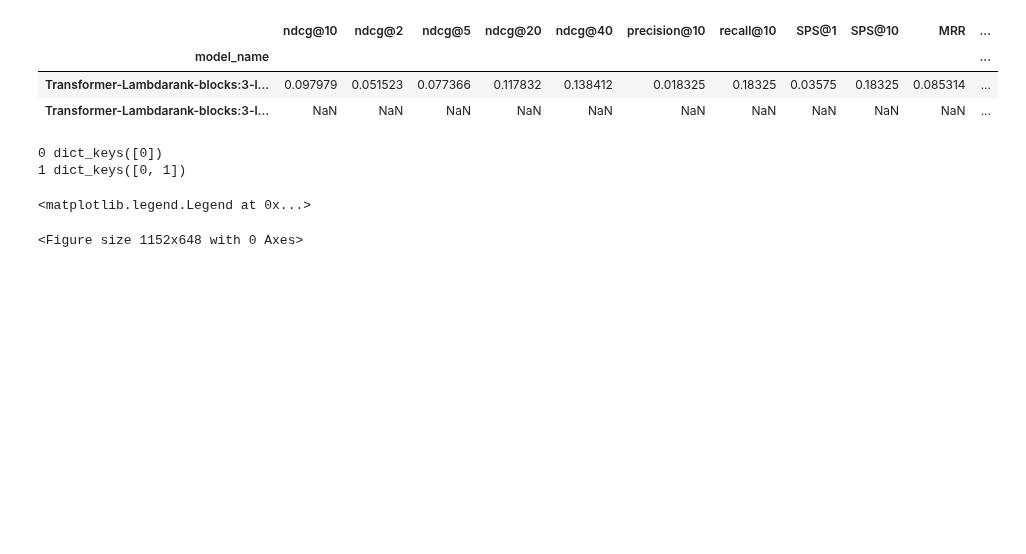
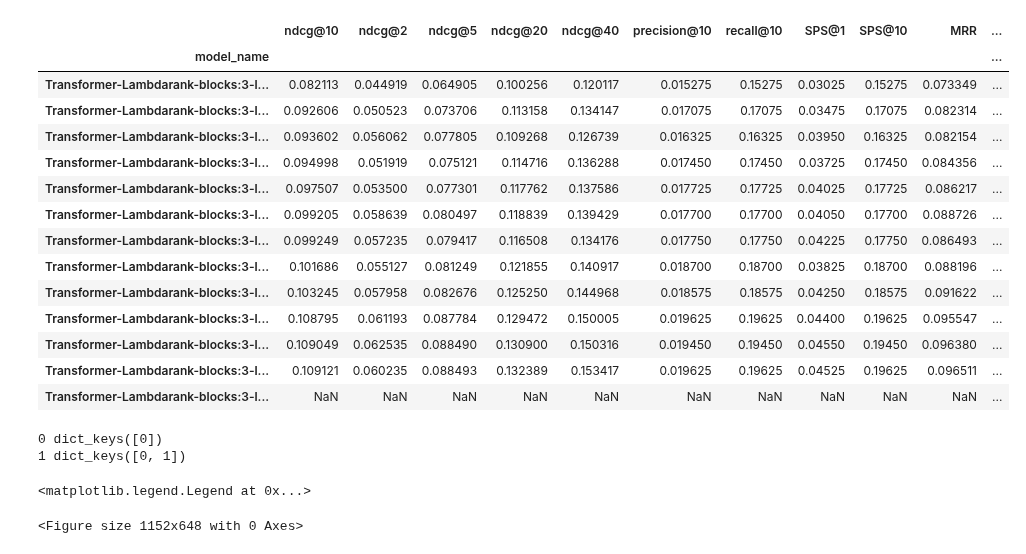
Before and after one commit to asash/gptrec_rl, a Jupyter notebook: evaluation/Results_analysis.ipynb, the cells around one changed output. Cells and saved outputs as stored; diff of their text form; code cells hidden in the pictures; blank space fills up the shorter version.

Commit message:
result analysis changes

```diff
--- a/evaluation/Results_analysis.ipynb
+++ b/evaluation/Results_analysis.ipynb
@@ -67,7 +67,7 @@ sb.set()
 #experiment_logs = "results/ml_benchmark20m_2021_12_02T10_46_35/stdout"
 
 #truncated lambdarank with bce
-experiment_logs = "./results/ml_benchmark20m_2021_12_05T20_07_26/stdout"
+experiment_logs = "./results/ml_benchmark20m_2021_12_05T21_30_29/stdout"
 # %%
 def moving_average(x, w):
     return np.convolve(x, np.ones(w), 'valid') / w
@@ -75,11 +75,23 @@ def moving_average(x, w):
 data = get_data_from_logs(experiment_logs, 0)
 # %%
 df = pd.DataFrame(data).set_index('model_name')
-df
+
+df.sort_values(df.columns[0])
 # %% [output]
 |  | ndcg@10 | ndcg@2 | ndcg@5 | ndcg@20 | ndcg@40 | precision@10 | recall@10 | SPS@1 | SPS@10 | MRR | ... |
 | model_name |  |  |  |  |  |  |  |  |  |  | ... |
-| Transformer-Lambdarank-blocks:3-l... | 0.097979 | 0.051523 | 0.077366 | 0.117832 | 0.138412 | 0.018325 | 0.18325 | 0.03575 | 0.18325 | 0.085314 | ... |
+| Transformer-Lambdarank-blocks:3-l... | 0.082113 | 0.044919 | 0.064905 | 0.100256 | 0.120117 | 0.015275 | 0.15275 | 0.03025 | 0.15275 | 0.073349 | ... |
+| Transformer-Lambdarank-blocks:3-l... | 0.092606 | 0.050523 | 0.073706 | 0.113158 | 0.134147 | 0.017075 | 0.17075 | 0.03475 | 0.17075 | 0.082314 | ... |
+| Transformer-Lambdarank-blocks:3-l... | 0.093602 | 0.056062 | 0.077805 | 0.109268 | 0.126739 | 0.016325 | 0.16325 | 0.03950 | 0.16325 | 0.082154 | ... |
+| Transformer-Lambdarank-blocks:3-l... | 0.094998 | 0.051919 | 0.075121 | 0.114716 | 0.136288 | 0.017450 | 0.17450 | 0.03725 | 0.17450 | 0.084356 | ... |
+| Transformer-Lambdarank-blocks:3-l... | 0.097507 | 0.053500 | 0.077301 | 0.117762 | 0.137586 | 0.017725 | 0.17725 | 0.04025 | 0.17725 | 0.086217 | ... |
+| Transformer-Lambdarank-blocks:3-l... | 0.099205 | 0.058639 | 0.080497 | 0.118839 | 0.139429 | 0.017700 | 0.17700 | 0.04050 | 0.17700 | 0.088726 | ... |
+| Transformer-Lambdarank-blocks:3-l... | 0.099249 | 0.057235 | 0.079417 | 0.116508 | 0.134176 | 0.017750 | 0.17750 | 0.04225 | 0.17750 | 0.086493 | ... |
+| Transformer-Lambdarank-blocks:3-l... | 0.101686 | 0.055127 | 0.081249 | 0.121855 | 0.140917 | 0.018700 | 0.18700 | 0.03825 | 0.18700 | 0.088196 | ... |
+| Transformer-Lambdarank-blocks:3-l... | 0.103245 | 0.057958 | 0.082676 | 0.125250 | 0.144968 | 0.018575 | 0.18575 | 0.04250 | 0.18575 | 0.091622 | ... |
+| Transformer-Lambdarank-blocks:3-l... | 0.108795 | 0.061193 | 0.087784 | 0.129472 | 0.150005 | 0.019625 | 0.19625 | 0.04400 | 0.19625 | 0.095547 | ... |
+| Transformer-Lambdarank-blocks:3-l... | 0.109049 | 0.062535 | 0.088490 | 0.130900 | 0.150316 | 0.019450 | 0.19450 | 0.04550 | 0.19450 | 0.096380 | ... |
+| Transformer-Lambdarank-blocks:3-l... | 0.109121 | 0.060235 | 0.088493 | 0.132389 | 0.153417 | 0.019625 | 0.19625 | 0.04525 | 0.19625 | 0.096511 | ... |
 | Transformer-Lambdarank-blocks:3-l... | NaN | NaN | NaN | NaN | NaN | NaN | NaN | NaN | NaN | NaN | ... |
 # %%
 moving_average_steps=1
```
